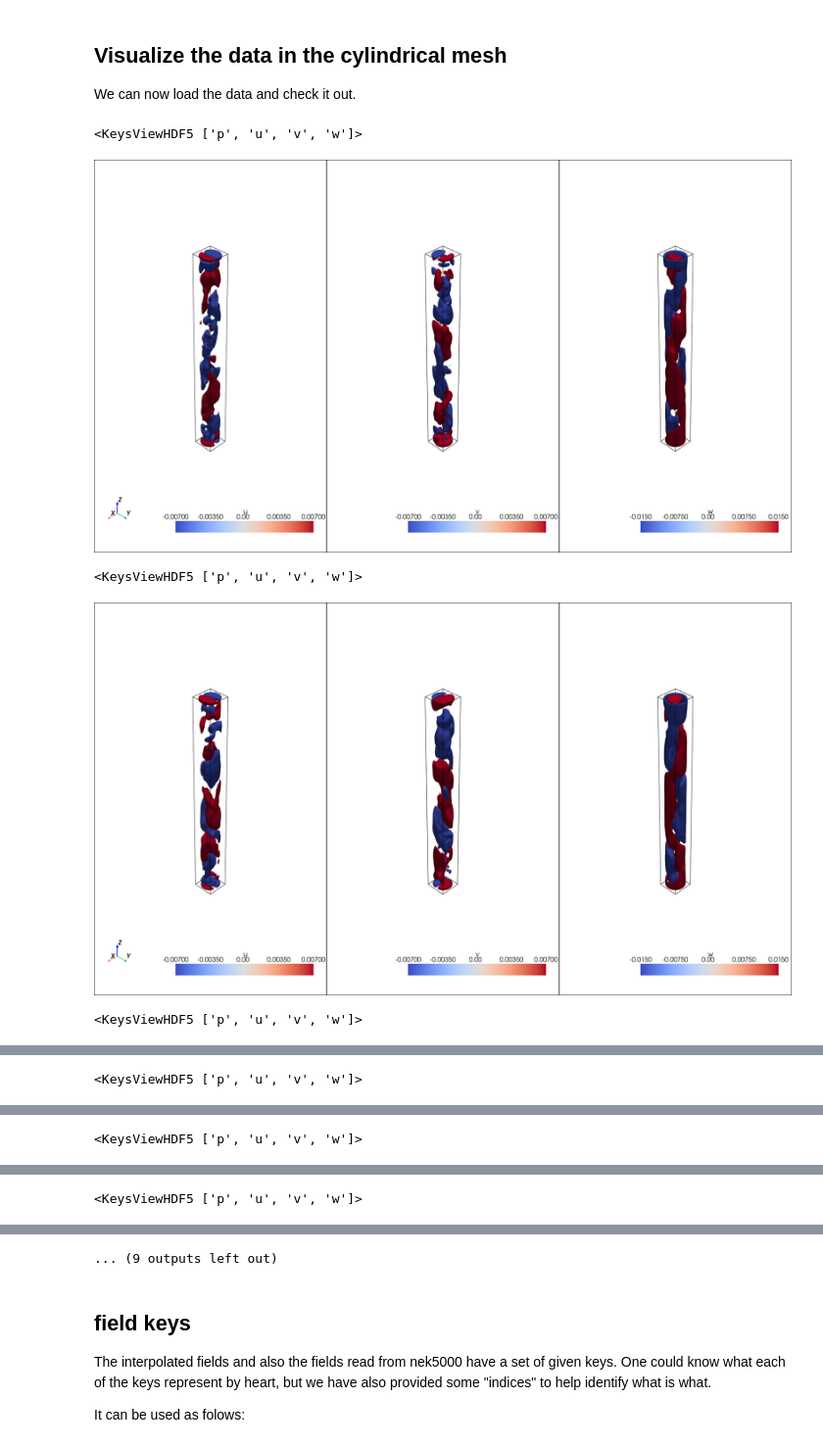
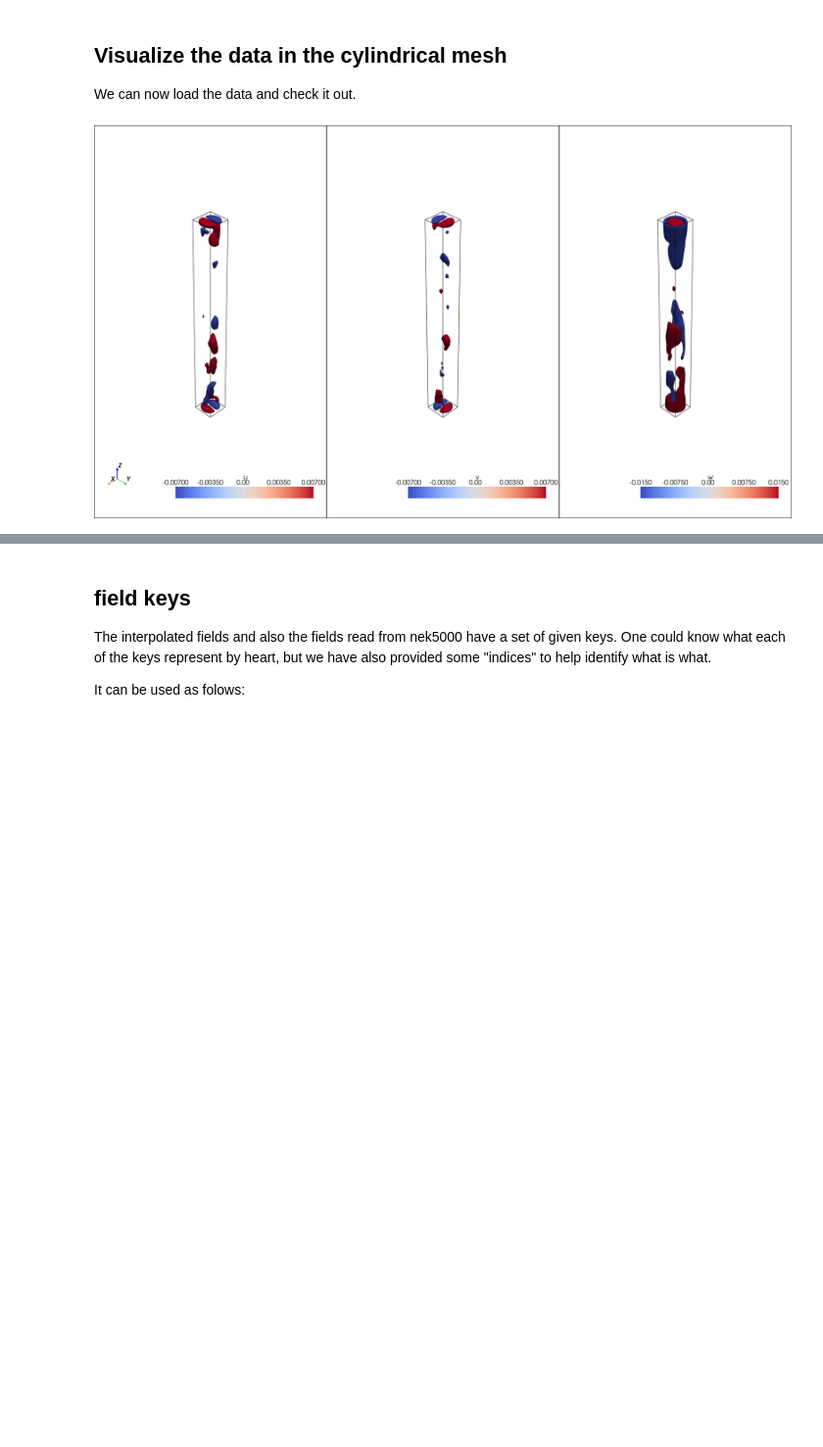
Before and after one commit to nchristensen/pySEMTools, a Jupyter notebook: examples/6-statistics/2-UQ_of_mean_fields.ipynb, the cells around one changed output, grey strips where cells are left out. Shown at 98% size. Saved outputs shown, nothing was run; the diff lists cells and outputs as text; code cells hidden in the pictures; blank space fills up the shorter version.

```diff
--- a/examples/6-statistics/2-UQ_of_mean_fields.ipynb
+++ b/examples/6-statistics/2-UQ_of_mean_fields.ipynb
@@ -26,6 +28,10 @@ file_sequence = [f"mean_field{str(i+1).zfill(5)}.hdf5" for i in range(0, 10)]
 
  We can now load the data and check it out.
 # %%
+from pynektools.postprocessing.statistics.uq import NOBM
+
+mean, var = NOBM(comm, file_sequence, ["u", "v", "w"])
+
 import h5py
 import pyvista as pv
 from IPython.display import Image, display
@@ -36,95 +42,37 @@ with h5py.File(query_points_fname, 'r') as f:
     y = f["y"][:]
     z = f["z"][:]
 
-nsamples = 0
-u_SME = np.zeros_like(x)
-v_SME = np.zeros_like(y)
-w_SME = np.zeros_like(z)
-for i, fname in enumerate(file_sequence):
-    # Load the interpolated data
-    with h5py.File(fname, 'r') as f:
-        print(f.keys())
-        u = f["u"][:]
-        v = f["v"][:]
-        w = f["w"][:]
-
-    nsamples += 1
-    u_SME += u
-    v_SME += v
-    w_SME += w
-
-    # Create a structured mesh
-    mesh_1 = pv.StructuredGrid(x, y, z)
-    mesh_1.point_data["u"] = u.ravel(order='F')
-    mesh_1.point_data["v"] = v.ravel(order='F')
-    mesh_1.point_data["w"] = w.ravel(order='F')
-
-    # Plot
-    pl = pv.Plotter(shape=(1, 3), window_size=[1920,1080]) # Size in pixels
-    pl.add_axes()
-    # plot first row
-    pl.subplot(0, 0)
-    isos = mesh_1.contour(scalars = "u", isosurfaces = [-0.007, 0.007])
-    pl.add_mesh(mesh_1.outline(), color="k")
-    pl.add_mesh(isos, opacity=1, cmap="coolwarm")
-
-    pl.subplot(0, 1)
-    isos = mesh_1.contour(scalars = "v", isosurfaces = [-0.007, 0.007])
-    pl.add_mesh(mesh_1.outline(), color="k")
-    pl.add_mesh(isos, opacity=1, cmap="coolwarm")
-
-    pl.subplot(0, 2)
-    isos = mesh_1.contour(scalars = "w", isosurfaces = [-0.015, 0.015])
-    pl.add_mesh(mesh_1.outline(), color="k")
-    pl.add_mesh(isos, opacity=1, cmap="coolwarm")
-
-    #pl.show()
-
-    # Capture the plot as an image and show it
-    image_path = f"static_plot_{i+1}.png"
-    pl.screenshot(image_path)
-    pl.close()
-    display(Image(filename=image_path))
-
-u_SME /= nsamples
-v_SME /= nsamples
-w_SME /= nsamples
-
 # Create a structured mesh
 mesh_1 = pv.StructuredGrid(x, y, z)
-mesh_1.point_data["u"] = u_SME.ravel(order='F')
-mesh_1.point_data["v"] = v_SME.ravel(order='F')
-mesh_1.point_data["w"] = w_SME.ravel(order='F')
+mesh_1.point_data["u"] = mean["u"].ravel(order='F')
+mesh_1.point_data["v"] = mean["v"].ravel(order='F')
+mesh_1.point_data["w"] = mean["w"].ravel(order='F')
 
 # Plot
 pl = pv.Plotter(shape=(1, 3), window_size=[1920,1080]) # Size in pixels
 pl.add_axes()
 # plot first row
 pl.subplot(0, 0)
 isos = mesh_1.contour(scalars = "u", isosurfaces = [-0.007, 0.007])
 pl.add_mesh(mesh_1.outline(), color="k")
 pl.add_mesh(isos, opacity=1, cmap="coolwarm")
 
 pl.subplot(0, 1)
 isos = mesh_1.contour(scalars = "v", isosurfaces = [-0.007, 0.007])
 pl.add_mesh(mesh_1.outline(), color="k")
 pl.add_mesh(isos, opacity=1, cmap="coolwarm")
 
 pl.subplot(0, 2)
 isos = mesh_1.contour(scalars = "w", isosurfaces = [-0.015, 0.015])
 pl.add_mesh(mesh_1.outline(), color="k")
 pl.add_mesh(isos, opacity=1, cmap="coolwarm")
 
 #pl.show()
 
 # Capture the plot as an image and show it
 image_path = f"static_plot_SME.png"
 pl.screenshot(image_path)
 pl.close()
 display(Image(filename=image_path))
 # %% [output]
-<KeysViewHDF5 ['p', 'u', 'v', 'w']>
-[figure, old version]
+[figure, new version]
-<KeysViewHDF5 ['p', 'u', 'v', 'w']>
-[figure, removed]
-<KeysViewHDF5 ['p', 'u', 'v', 'w']>
@@ -132 +78,0 @@ display(Image(filename=image_path))
-<KeysViewHDF5 ['p', 'u', 'v', 'w']>
@@ -134 +78,0 @@ display(Image(filename=image_path))
-<KeysViewHDF5 ['p', 'u', 'v', 'w']>
@@ -136 +78,0 @@ display(Image(filename=image_path))
-<KeysViewHDF5 ['p', 'u', 'v', 'w']>
@@ -138,4 +79,3 @@ display(Image(filename=image_path))
-... (9 outputs left out)
 # %% [markdown]
 ## field keys
 
```
Also changed, not shown: parts of 8 cells of this notebook, 2 other files.
